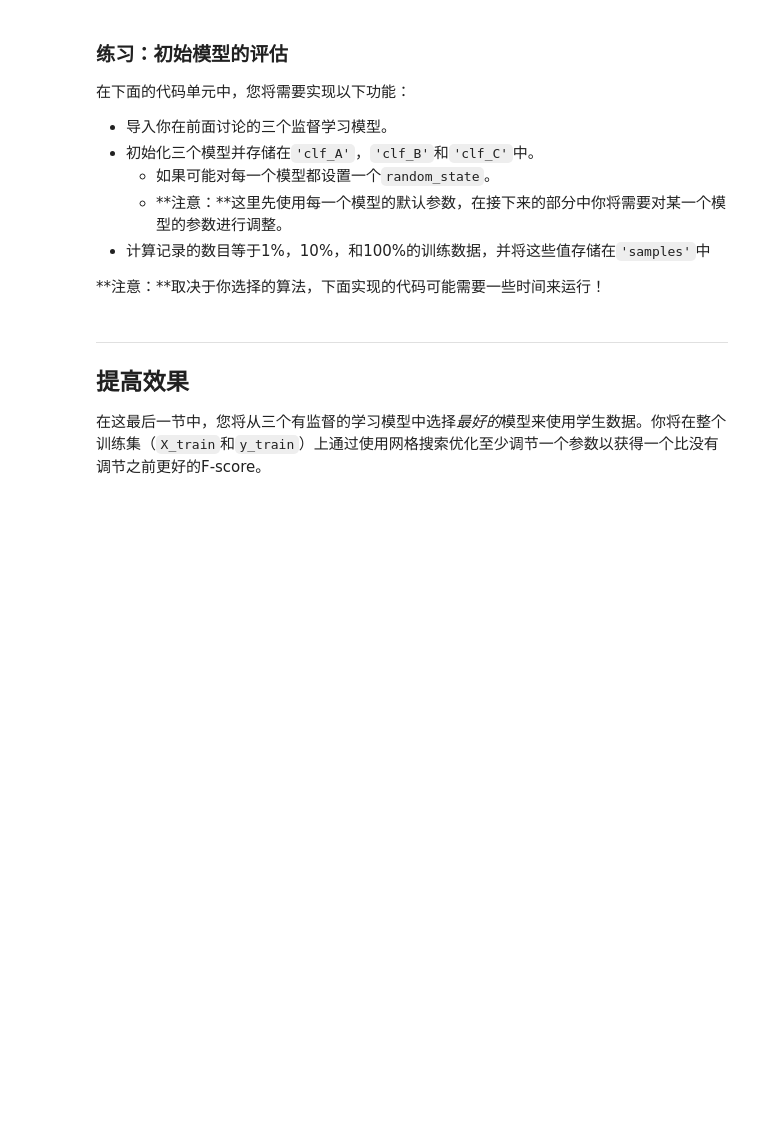
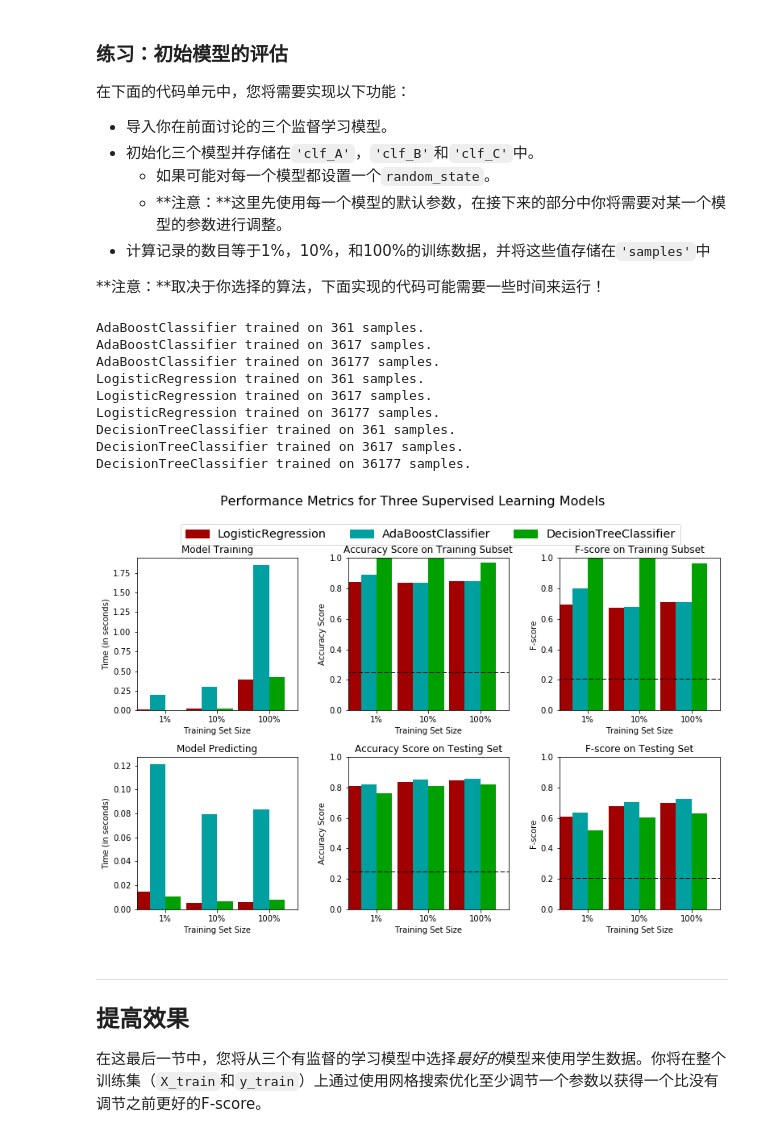
Before and after one commit to nd009/finding_donors, a Jupyter notebook: finding_donors.ipynb, the cells around one changed output. Saved outputs shown, nothing was run; the diff lists cells and outputs as text; code cells hidden in the pictures; blank space fills up the shorter version.

```diff
--- a/finding_donors.ipynb
+++ b/finding_donors.ipynb
@@ -147,9 +147,10 @@ features = pd.get_dummies(features_raw)
 
 # TODO：将'income_raw'编码成数字值
 income = income_raw.copy()
-income[income=="<=50K"] = 0
-income[income==">50K"] = 1
-# print(income)
+income[income=="<=50K"] = float(0.0)
+income[income==">50K"] = float(1.0)
+income = income.astype(np.float64)
+# print(income[:5])
 
 
 # 打印经过独热编码之后的特征数量
@@ -259,33 +273,33 @@ def train_predict(learner, sample_size, X_train, y_train, X_test, y_test):
     # TODO：使用sample_size大小的训练数据来拟合学习器
     # TODO: Fit the learner to the training data using slicing with 'sample_size'
     start = time() # 获得程序开始时间
-    learner = None
+    learner = learner.fit(X_train[:sample_size],y_train[:sample_size])
     end = time() # 获得程序结束时间
 
     # TODO：计算训练时间
-    results['train_time'] = None
+    results['train_time'] = end-start
 
     # TODO: 得到在测试集上的预测值
     #       然后得到对前300个训练数据的预测结果
     start = time() # 获得程序开始时间
-    predictions_test = None
-    predictions_train = None
+    predictions_test = learner.predict(X_test)
+    predictions_train = learner.predict(X_train[:300])
     end = time() # 获得程序结束时间
 
     # TODO：计算预测用时
-    results['pred_time'] = None
+    results['pred_time'] = end-start
 
     # TODO：计算在最前面的300个训练数据的准确率
-    results['acc_train'] = None
+    results['acc_train'] = accuracy_score(y_train[:300],predictions_train)
 
     # TODO：计算在测试集上的准确率
-    results['acc_test'] = None
+    results['acc_test'] = accuracy_score(y_test,predictions_test)
 
     # TODO：计算在最前面300个训练数据上的F-score
-    results['f_train'] = None
+    results['f_train'] = fbeta_score(y_train[:300],predictions_train,0.5)
 
     # TODO：计算测试集上的F-score
-    results['f_test'] = None
+    results['f_test'] = fbeta_score(y_test,predictions_test,0.5)
 
     # 成功
     print "{} trained on {} samples.".format(learner.__class__.__name__, sample_size)
@@ -304,28 +318,45 @@ def train_predict(learner, sample_size, X_train, y_train, X_test, y_test):
 **注意：**取决于你选择的算法，下面实现的代码可能需要一些时间来运行！
 # %%
 # TODO：从sklearn中导入三个监督学习模型
+from sklearn.svm import SVC
+from sklearn.tree import DecisionTreeClassifier
+from sklearn.naive_bayes import GaussianNB
+from sklearn.neighbors import KNeighborsClassifier
+from sklearn.linear_model import SGDClassifier,LogisticRegression
+from sklearn.ensemble import AdaBoostClassifier,RandomForestClassifier,GradientBoostingClassifier
 
 # TODO：初始化三个模型
-clf_A = None
-clf_B = None
-clf_C = None
+clf_A = AdaBoostClassifier(random_state=1)
+clf_B = LogisticRegression(random_state=1)
+clf_C = DecisionTreeClassifier(random_state=1)
 
 # TODO：计算1%， 10%， 100%的训练数据分别对应多少点
-samples_1 = None
-samples_10 = None
-samples_100 = None
+samples_1 = int(X_train.shape[0]*0.01)
+samples_10 = int(X_train.shape[0]*0.1)
+samples_100 = X_train.shape[0]
 
 # 收集学习器的结果
 results = {}
 for clf in [clf_A, clf_B, clf_C]:
     clf_name = clf.__class__.__name__
     results[clf_name] = {}
     for i, samples in enumerate([samples_1, samples_10, samples_100]):
         results[clf_name][i] = \
         train_predict(clf, samples, X_train, y_train, X_test, y_test)
 
 # 对选择的三个模型得到的评价结果进行可视化
 vs.evaluate(results, accuracy, fscore)
+# %% [output]
+AdaBoostClassifier trained on 361 samples.
+AdaBoostClassifier trained on 3617 samples.
+AdaBoostClassifier trained on 36177 samples.
+LogisticRegression trained on 361 samples.
+LogisticRegression trained on 3617 samples.
+LogisticRegression trained on 36177 samples.
+DecisionTreeClassifier trained on 361 samples.
+DecisionTreeClassifier trained on 3617 samples.
+DecisionTreeClassifier trained on 36177 samples.
+[figure, added]
 # %% [markdown]
 ----
 ## 提高效果
```
Also changed, not shown: parts of 18 cells of this notebook, 1 other file.
